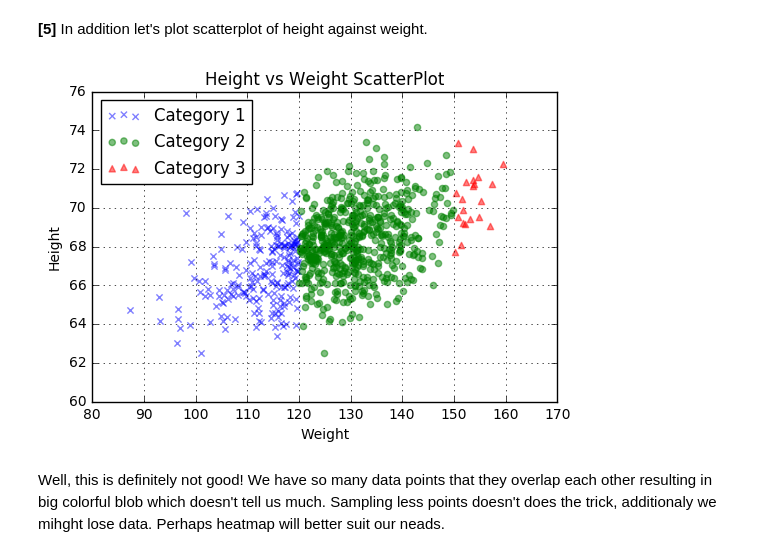
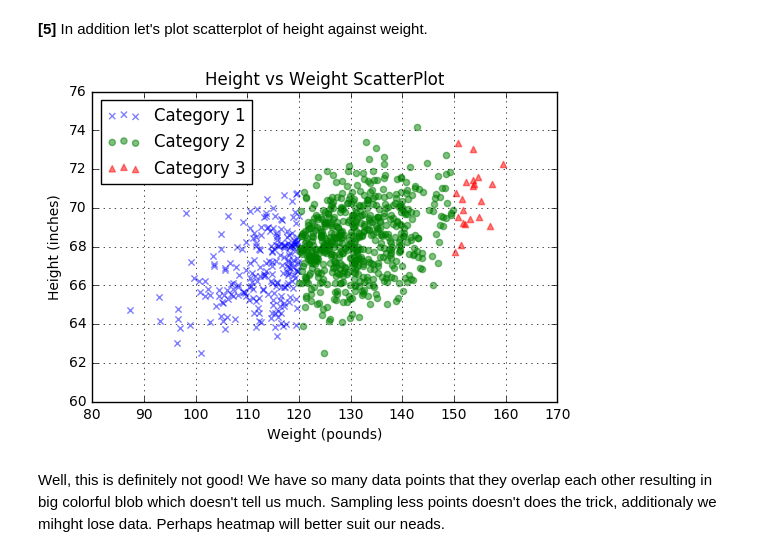
Before and after one commit to EvdokimovN/S7DataScience, a Jupyter notebook: S7DataScience.ipynb, the cells around one changed output. Drawn from its saved outputs; the diff is of its cells as text; code cells hidden in the pictures.

```diff
--- a/S7DataScience.ipynb
+++ b/S7DataScience.ipynb
@@ -86,36 +86,36 @@ sample = 30
 
 plt.figure()
 # We will plot data by category on one plot
 plt.scatter(x=df[weight_column_index][df[category_weight_column_index] == 1][::sample],
             y=df[height_column_index][df[category_weight_column_index] == 1][::sample],
             marker = 'x',
             color = 'b',
             label = 'Category 1',
             alpha = 0.5)
 
 plt.scatter(x=df[weight_column_index][df[category_weight_column_index] == 2][::sample],
             y=df[height_column_index][df[category_weight_column_index] == 2][::sample],
             marker = 'o',
             color = 'g',
             label = 'Category 2',
             alpha = 0.5)
 
 plt.scatter(x=df[weight_column_index][df[category_weight_column_index] == 3][::sample],
             y=df[height_column_index][df[category_weight_column_index] == 3][::sample],
             marker = '^',
             color = 'r',
             label = 'Category 3',
             alpha = 0.5)
 
 plt.legend(loc='upper left')
 plt.title('Height vs Weight ScatterPlot')
-plt.ylabel('Height')
-plt.xlabel('Weight')
+plt.ylabel('Height (inches)')
+plt.xlabel('Weight (pounds)')
 plt.grid()
 
 plt.show()
 # %% [output]
-[figure, old version]
+[figure, new version]
 # %% [markdown]
 Well, this is definitely not good! We have so many data points that they overlap each other resulting in big colorful blob which doesn't tell us much. Sampling less points doesn't does the trick, additionaly we mihght lose data. Perhaps heatmap will better suit our neads.
 # %%
```
Also changed, not shown: parts of 4 cells of this notebook.
